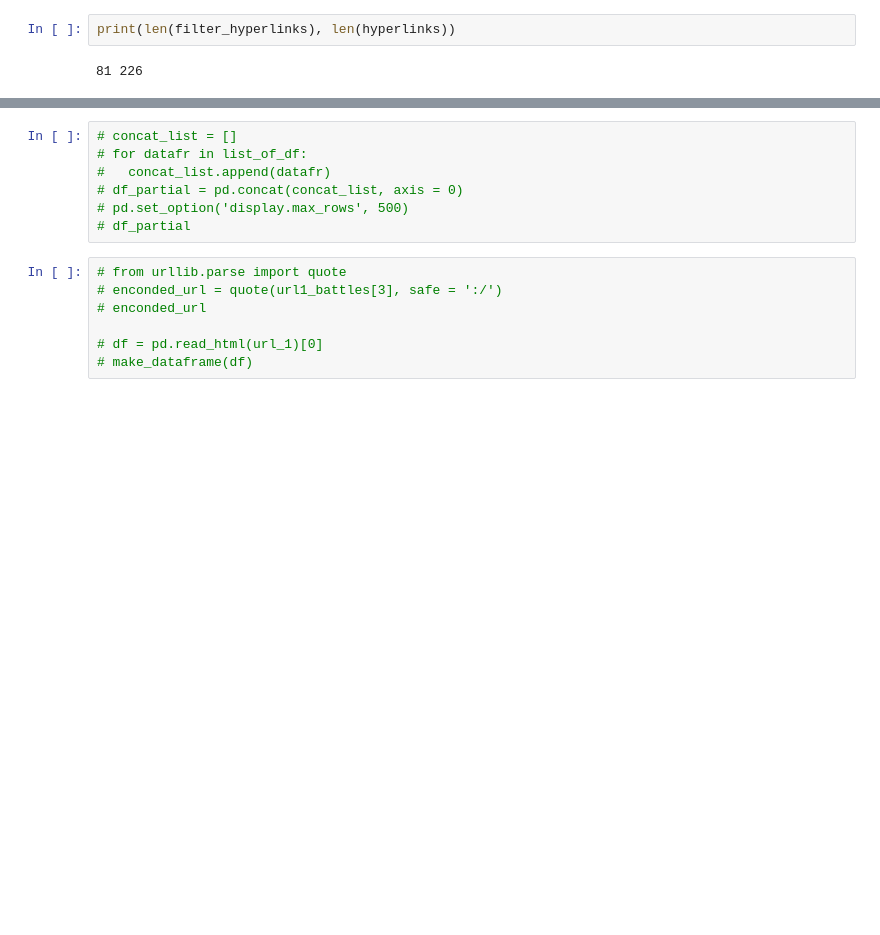
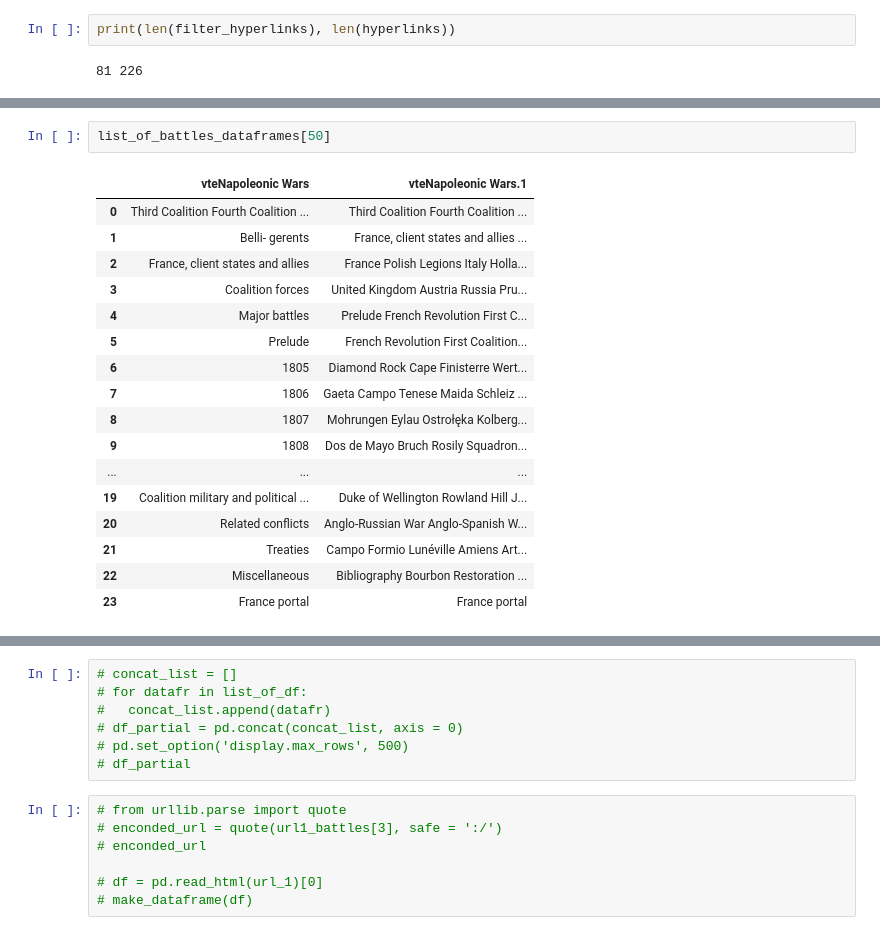
Before and after one commit to tazar09/napoleon, a Jupyter notebook: napoleon_battles.ipynb, the cells around one changed output, grey strips where cells are left out. Cells and saved outputs as stored; diff of their text form; blank space fills up the shorter version.

```diff
--- a/napoleon_battles.ipynb
+++ b/napoleon_battles.ipynb
@@ -51,0 +182,20 @@ filter_hyperlinks
+# %%
+list_of_battles_dataframes[50]
+# %% [output]
+|  | vteNapoleonic Wars | vteNapoleonic Wars.1 |
+| 0 | Third Coalition Fourth Coalition ... | Third Coalition Fourth Coalition ... |
+| 1 | Belli- gerents | France, client states and allies ... |
+| 2 | France, client states and allies | France Polish Legions Italy Holla... |
+| 3 | Coalition forces | United Kingdom Austria Russia Pru... |
+| 4 | Major battles | Prelude French Revolution First C... |
+| 5 | Prelude | French Revolution First Coalition... |
+| 6 | 1805 | Diamond Rock Cape Finisterre Wert... |
+| 7 | 1806 | Gaeta Campo Tenese Maida Schleiz ... |
+| 8 | 1807 | Mohrungen Eylau Ostrołęka Kolberg... |
+| 9 | 1808 | Dos de Mayo Bruch Rosily Squadron... |
+| ... | ... | ... |
+| 19 | Coalition military and political ... | Duke of Wellington Rowland Hill J... |
+| 20 | Related conflicts | Anglo-Russian War Anglo-Spanish W... |
+| 21 | Treaties | Campo Formio Lunéville Amiens Art... |
+| 22 | Miscellaneous | Bibliography Bourbon Restoration ... |
+| 23 | France portal | France portal |
```
Also changed, not shown: parts of 17 cells of this notebook.
